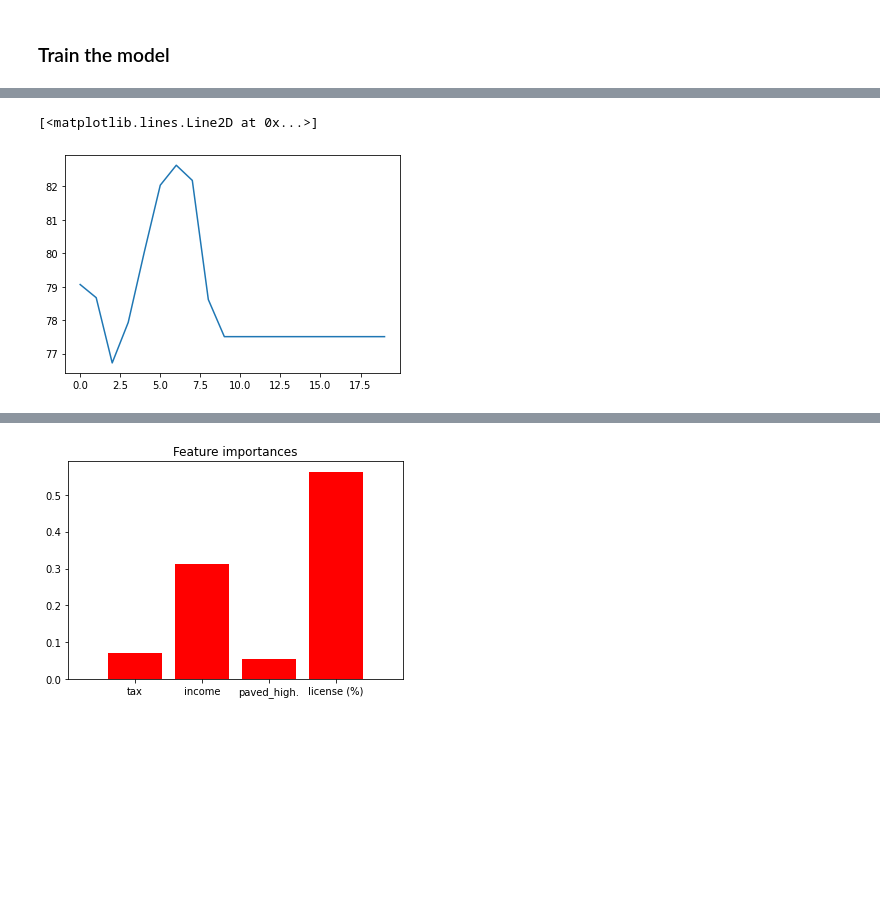
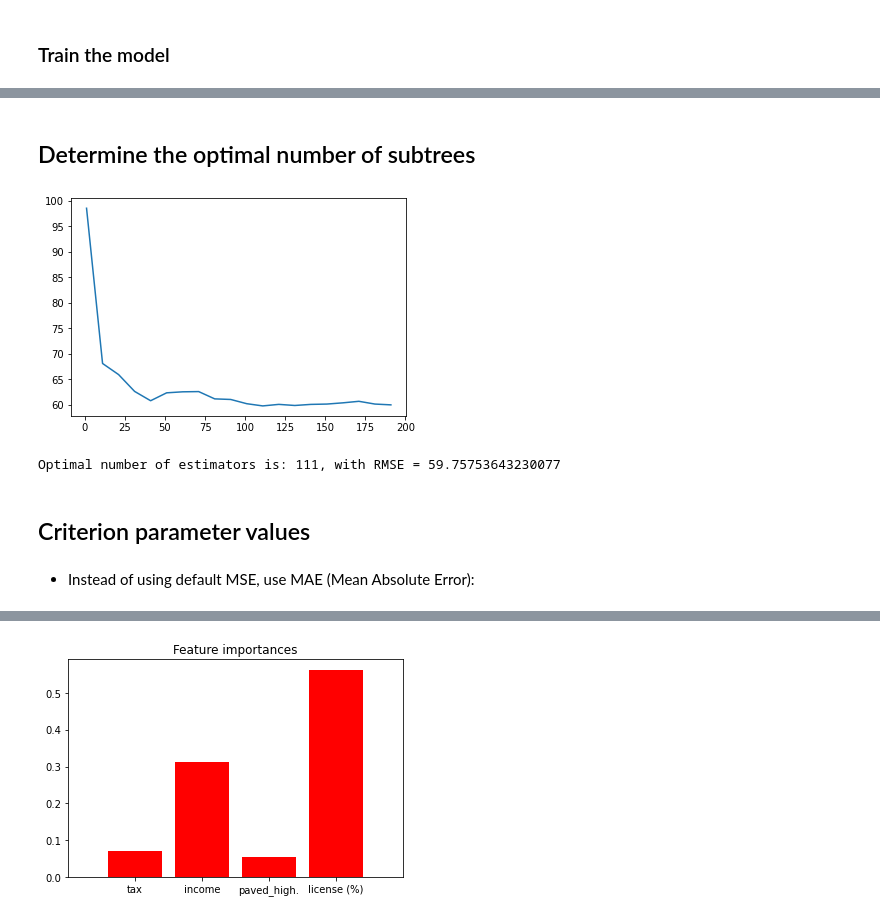
Before and after one commit to LevanBerelidze/cs-550-homework, a Jupyter notebook: Problem_6.ipynb, the cells around one changed output, grey strips where cells are left out. Saved outputs shown, nothing was run; the diff lists cells and outputs as text; code cells hidden in the pictures; blank space fills up the shorter version.

Commit message:
Add more graphs in problem 6

```diff
--- a/Problem_6.ipynb
+++ b/Problem_6.ipynb
@@ -43,7 +43,7 @@ X_test = scaler.transform(X_test)
 from sklearn.ensemble import RandomForestRegressor
 from sklearn import metrics
 # %%
-rf = RandomForestRegressor(n_estimators=200, random_state=0)
+rf = RandomForestRegressor(random_state=0)
 # %%
 rf.fit(X_train, y_train)
 # %% [output]
@@ -64,5 +61,16 @@ def m_rmse(m, xs, y): return r_mse(m.predict(xs), y)
-# %%
-plt.plot([r_mse(y_pred[:i+1].mean(0), y_test) for i in range(20)])
-# %% [output]
-[<matplotlib.lines.Line2D at 0x...>]
-[figure, removed]
+# %% [markdown]
+## Determine the optimal number of subtrees
+# %%
+n_estimators_list = []
+rmse_list = []
+# %%
+for n_estimators in range(1, 201, 10):
+    rf = RandomForestRegressor(n_estimators=n_estimators, random_state=42)
+    rf.fit(X_train, y_train)
+    y_pred = rf.predict(X_test)
+    n_estimators_list.append(n_estimators)
+    rmse_list.append(np.sqrt(metrics.mean_squared_error(y_test, y_pred)))
+# %%
+plt.plot(n_estimators_list, rmse_list, '-');
+# %% [output]
+[figure, added]
@@ -68,0 +85,8 @@ plt.plot([r_mse(y_pred[:i+1].mean(0), y_test) for i in range(20)])
+# %%
+print(f'Optimal number of estimators is: {min_n_estimators}, with RMSE = {min_rmse}')
+# %% [output]
+Optimal number of estimators is: 111, with RMSE = 59.75753643230077
+# %% [markdown]
+## Criterion parameter values
+# %% [markdown]
+- Instead of using default MSE, use MAE (Mean Absolute Error):
```
Also changed, not shown: parts of 10 cells of this notebook.
